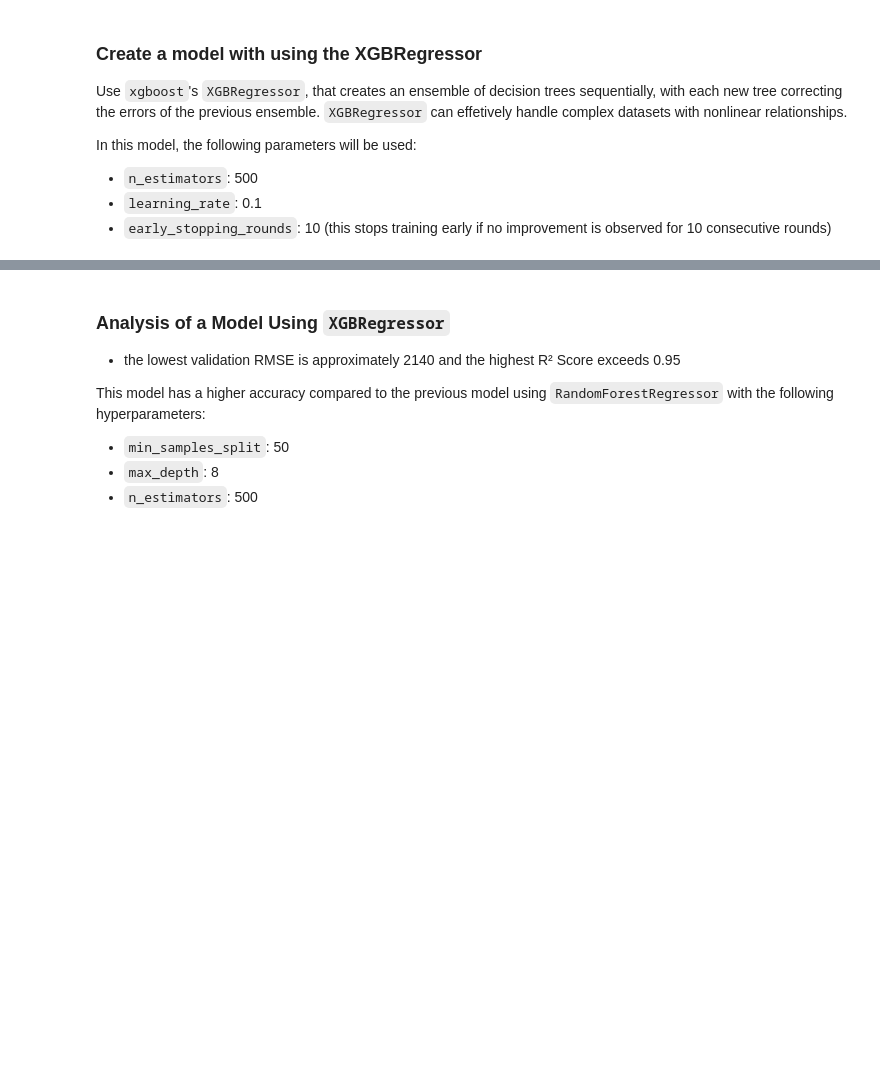
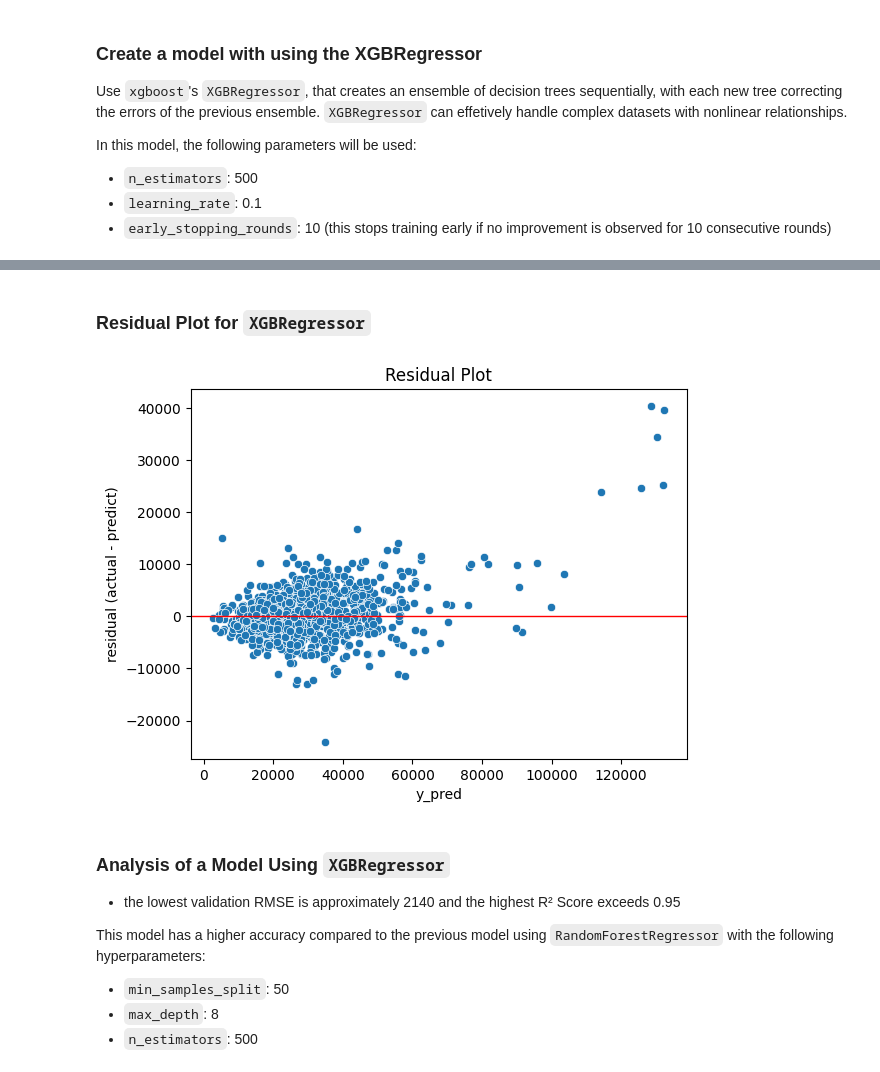
Before and after one commit to mkim2178/used-car-price-predictor-mercedes, a Jupyter notebook: notebooks/analysis.ipynb, the cells around one changed output, grey strips where cells are left out. Saved outputs shown, nothing was run; the diff lists cells and outputs as text; code cells hidden in the pictures; blank space fills up the shorter version.

```diff
--- a/notebooks/analysis.ipynb
+++ b/notebooks/analysis.ipynb
@@ -601,6 +601,19 @@ print(f"R² Score: {r2}")
 Best Iteration: 265
 Best RMSE: 2139.6374675856678
 R² Score: 0.9686399698257446
+# %% [markdown]
+### Residual Plot for `XGBRegressor`
+# %%
+xgboost_residuals = y_val - y_pred
+
+sns.scatterplot(x=y_pred, y=residuals)
+plt.axhline(y=0, color='red', linestyle='-', linewidth=1)
+plt.xlabel("y_pred")
+plt.ylabel("residual (actual - predict)")
+plt.title("Residual Plot")
+plt.show()
+# %% [output]
+[figure, added]
 # %% [markdown]
 ### Analysis of a Model Using `XGBRegressor`
 
```
Also changed, not shown: parts of 2 cells of this notebook.
